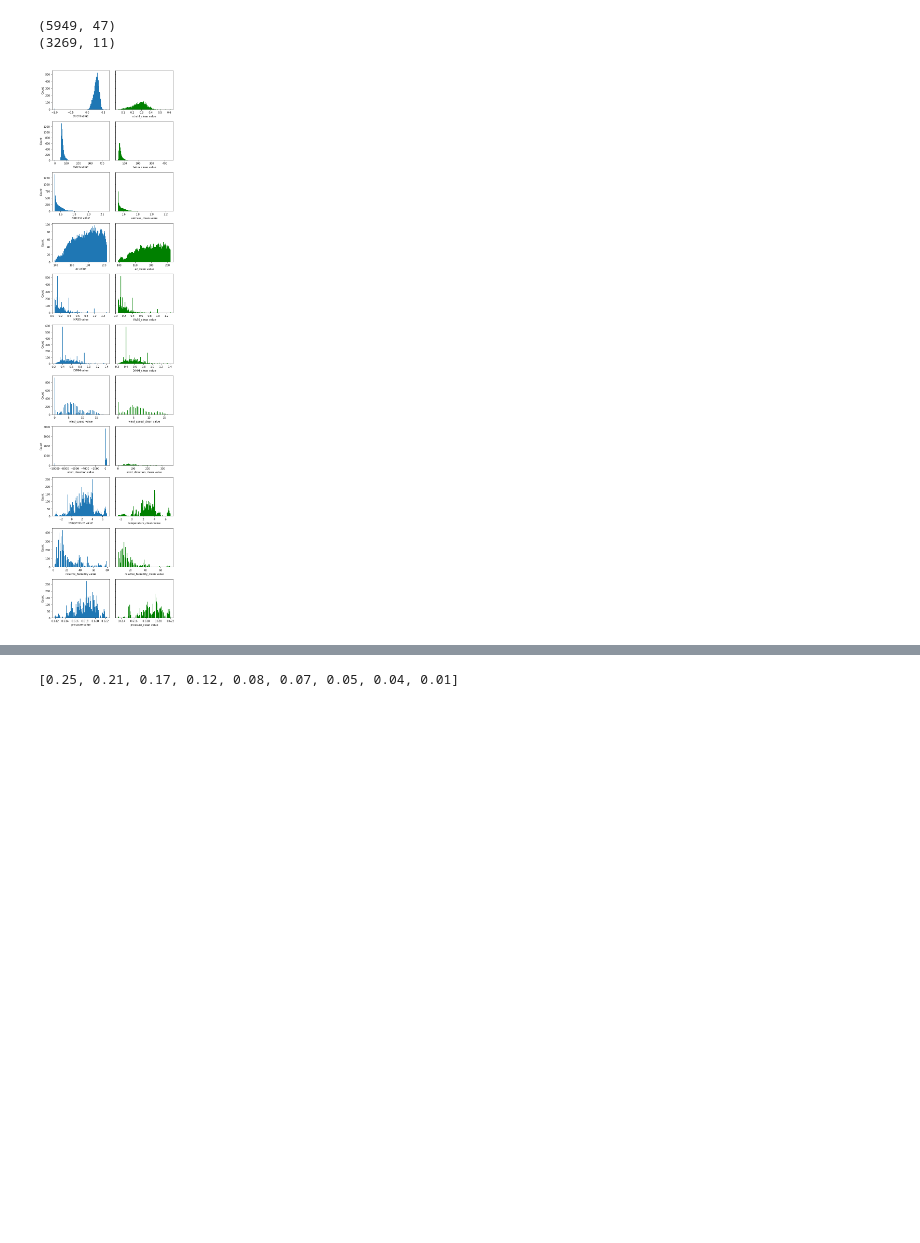
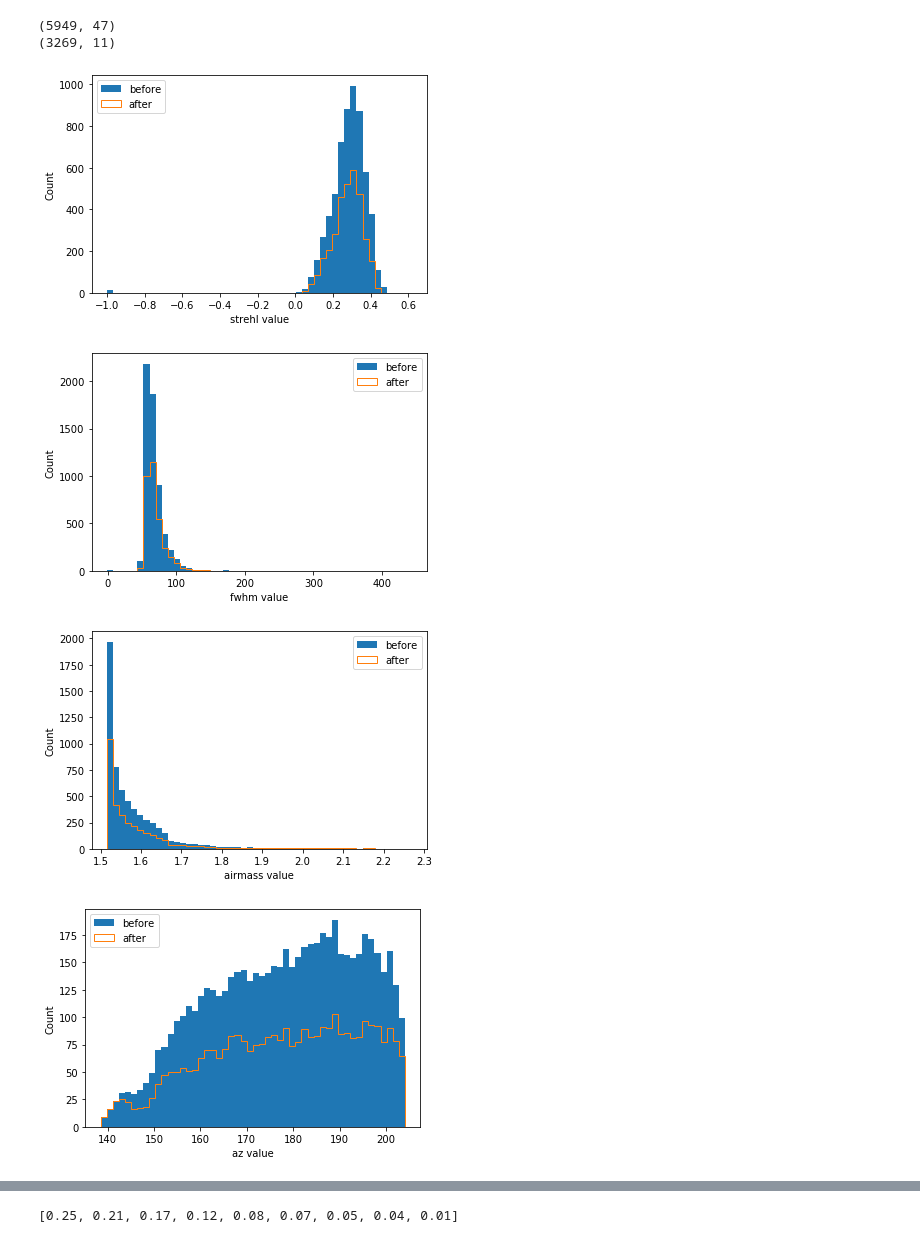
Before and after one commit to eramey16/berkeley_research, a Jupyter notebook: Keck_Performance/Keck_RandomForest_Analysis.ipynb, the cells around one changed output, grey strips where cells are left out. Drawn from its saved outputs; the diff is of its cells as text; code cells hidden in the pictures; blank space fills up the shorter version.

Commit message:
corrected feature plots

```diff
--- a/Keck_Performance/Keck_RandomForest_Analysis.ipynb
+++ b/Keck_Performance/Keck_RandomForest_Analysis.ipynb
@@ -31,31 +33,64 @@ Y_data = use_cols[:2]
 # %%
 ### Read info from Steve's metadata files
 meta_data = Table.read(meta_file)
 meta_data = meta_data.to_pandas() # convert to pandas
 print(meta_data.shape)
 
 # extract relevant data
 meta_data = meta_data[use_cols]
 # clean data
 meta_clean = util.clean(meta_data)
 print(meta_clean.shape)
 
 ### Graph the features to see what values they take on
-bins = 100
-fig, ax = plt.subplots(len(use_cols), 2, sharey='row', figsize=(7.5, 30))
+bins = 50
+
 for i, col in enumerate(use_cols):
-    ax[i,0].hist(meta_data[col], bins)
-    #ax[i,0].set_title(col)
-    ax[i,0].set_xlabel(col+" value")
-    ax[i,0].set_ylabel("Count")
+    fig, ax = plt.subplots()
+    '''
+    # manually define bin edges for wind direction
+    if col=="wind_direction":
+        wd_filter = meta_data[col][meta_data[col] > -100]
+        bin_edges = np.linspace(min(wd_filter), max(wd_filter), bins-1)
+        bin_edges = np.insert(bin_edges, 0, [-10000, -9990])
 
-    ax[i,1].hist(meta_clean[col], bins, color='g')
-    ax[i,1].set_xlabel(col+"_clean value")
-    #ax[i,1].set_title(col+" clean")
+        # Break axes
+        divider = make_axes_locatable(ax[i])
+        ax2 = divider.new_horizontal(size="300%", pad=0.2)
+        fig.add_axes(ax2)
 
-plt.tight_layout()
-plt.savefig("plots/feature_histograms.png")
+        # Plot data
+        ax[i].hist(meta_data[col], bins=bin_edges) # outlier
+        ax2.hist(meta_data[col], bins=bin_edges, label="before") # data
+
+        # Clean up
+        ax[i].set_xlim([-11000, -9900])
+        ax[i].spines['right'].set_visible(False)
+        ax[i].tick_params(right="off", labelright="off")
+        ax2.set_xlim([0, 1000])
+        ax2.tick_params(left="off", labelleft="off")
+        ax2.spines['left'].set_visible(False)
+        '''
+
+
+    #else: # normal bin edges
+    _, bin_edges, _ = ax.hist(meta_data[col], bins, label="before")
+
+    # Clean histogram
+    ax.hist(meta_clean[col], bins=bin_edges, histtype='step', label="after")
+
+    ax.set_xlabel(col+" value")
+    ax.set_ylabel("Count")
+    ax.legend(loc='best')
+    plt.savefig("plots/"+col+"_hist.png", bbox_inches="tight")
+
+
+#plt.tight_layout()
+#plt.savefig("plots/feature_histograms.png")
 # %% [output]
 (5949, 47)
 (3269, 11)
-[figure, old version]
+[figure, new version]
+[figure, added]
+[figure, added]
+[figure, added]
```
Also changed, not shown: parts of 2 cells of this notebook, 12 other files.
